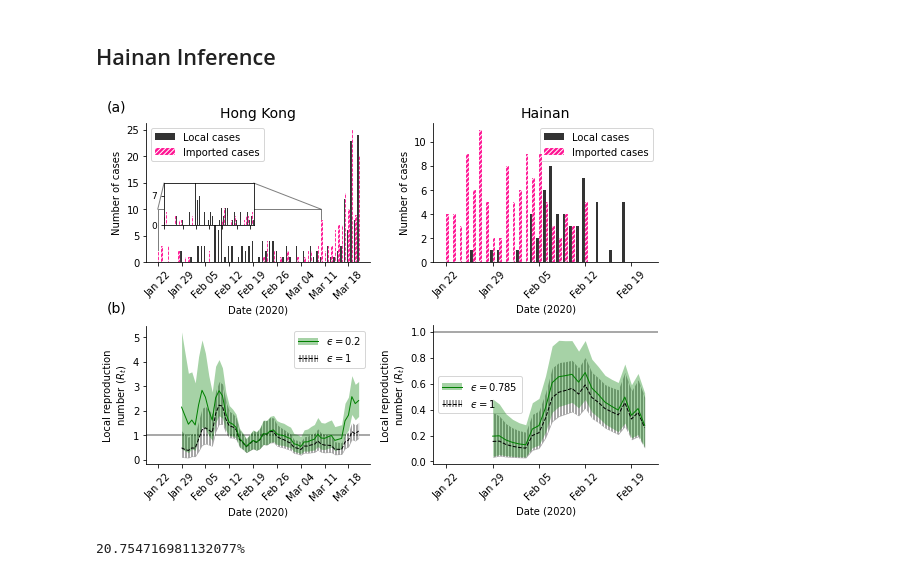
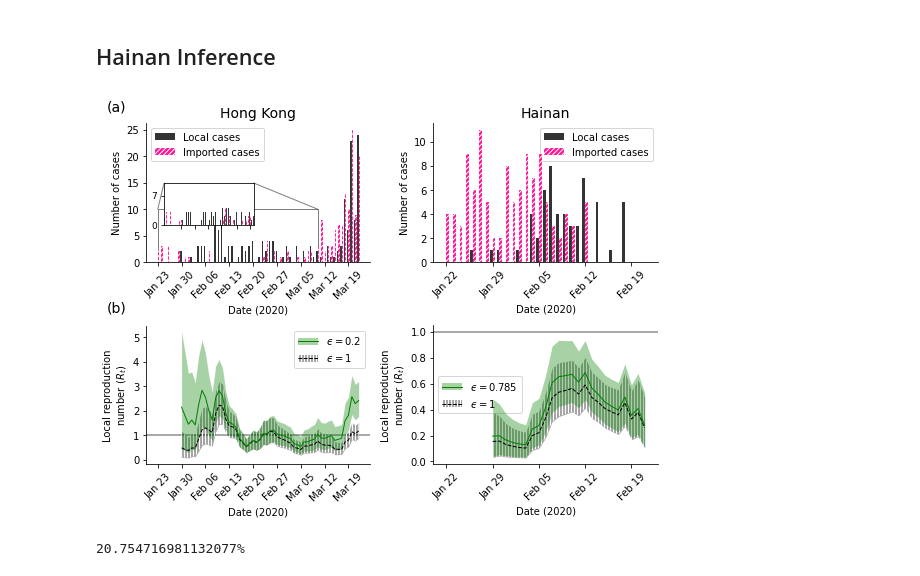
Before and after one commit to SABS-R3-Epidemiology/transmission-heterogeneity-results, a Jupyter notebook: results/fig4-hong-kong-hainan-inference.ipynb, the cells around one changed output. Saved outputs shown, nothing was run; the diff lists cells and outputs as text; code cells hidden in the pictures.

```diff
--- a/results/fig4-hong-kong-hainan-inference.ipynb
+++ b/results/fig4-hong-kong-hainan-inference.ipynb
@@ -181,22 +181,23 @@ all_intervals_HN = all_intervals[all_intervals['Central Probability']==0.95]
 inference_times = sorted(list(set(all_intervals_HN['Time Points'].tolist())))
 # %%
 fig = branchpro.figures.plot_regions_inference(
-    datetime.datetime(2020, 1, 22),
+    [datetime.datetime(2020, 1, 23), datetime.datetime(2020, 1, 22)],
     ['Hong Kong', 'Hainan'],
     [locally_infected_cases_HK, locally_infected_cases_HN],
     [imported_cases_HK, imported_cases_HN],
-    datetime.datetime(2020, 1, 22) + datetime.timedelta(days=inference_times[0]-1),
+    [datetime.datetime(2020, 1, 23) + datetime.timedelta(days=inference_times[0]-1),
+     datetime.datetime(2020, 1, 22) + datetime.timedelta(days=inference_times[0]-1)],
     [list(epsilon_range_HK), list(epsilon_range_HN)],
     [[all_intervals_HK.loc[all_intervals_HK['Epsilon']==eps] for eps in epsilon_range_HK],
     [all_intervals_HN.loc[all_intervals_HN['Epsilon']==eps] for eps in epsilon_range_HN]],
     default_epsilon=1,
     inset_region=['Hong Kong'],
     show=False,
     hkhn=True)
 
 plt.savefig('../figures/Figure_4_hong_kong_hainan_inference.pdf')
 # %% [output]
-[figure, old version]
+[figure, new version]
 # %%
 inference_times = sorted(list(set(all_intervals_HK['Time Points'].tolist())))
 dates = []
```
Also changed, not shown: 1 other file.
